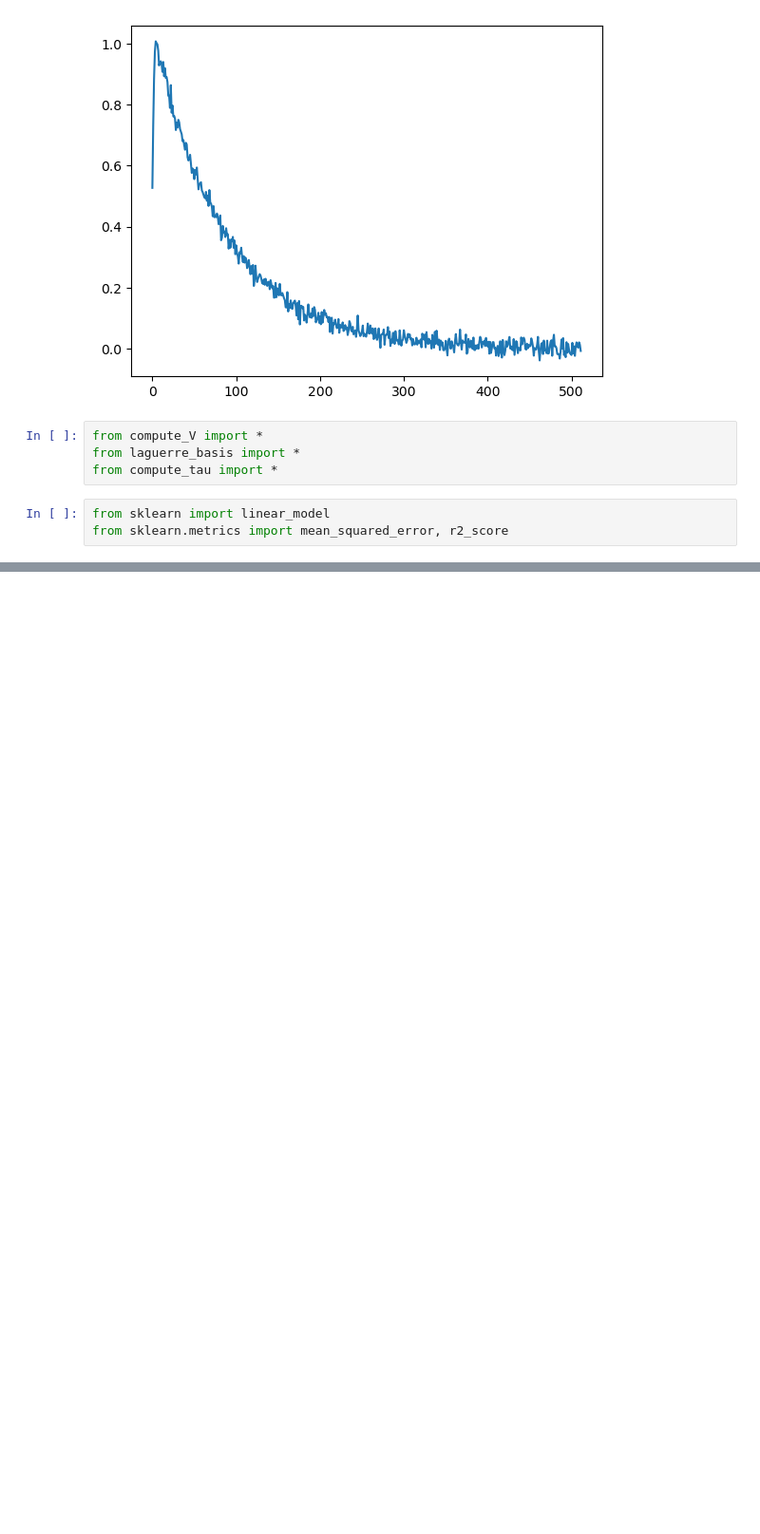
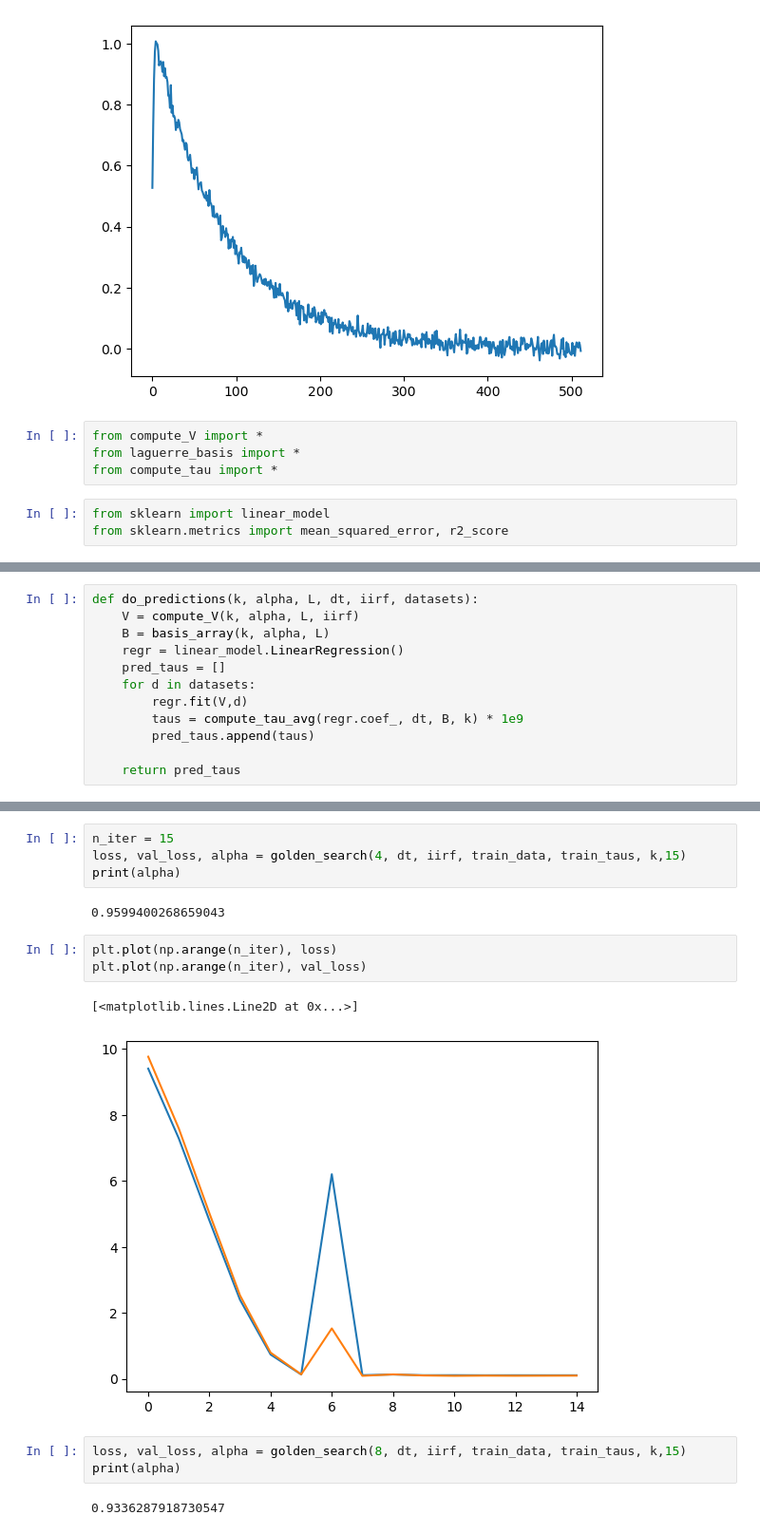
Before and after one commit to saragracebiddle/bioe485_project, a Jupyter notebook: workbook.ipynb, the cells around one changed output, grey strips where cells are left out. Shown at 95% size. Drawn from its saved outputs; the diff is of its cells as text; blank space fills up the shorter version.

```diff
--- a/workbook.ipynb
+++ b/workbook.ipynb
@@ -63,0 +73,12 @@ from sklearn.metrics import mean_squared_error, r2_score
+# %%
+def do_predictions(k, alpha, L, dt, iirf, datasets):
+    V = compute_V(k, alpha, L, iirf)
+    B = basis_array(k, alpha, L)
+    regr = linear_model.LinearRegression()
+    pred_taus = []
+    for d in datasets:
+        regr.fit(V,d)
+        taus = compute_tau_avg(regr.coef_, dt, B, k) * 1e9
+        pred_taus.append(taus)
+
+    return pred_taus
@@ -63,0 +134,17 @@ from sklearn.metrics import mean_squared_error, r2_score
+# %%
+n_iter = 15
+loss, val_loss, alpha = golden_search(4, dt, iirf, train_data, train_taus, k,15)
+print(alpha)
+# %% [output]
+0.9599400268659043
+# %%
+plt.plot(np.arange(n_iter), loss)
+plt.plot(np.arange(n_iter), val_loss)
+# %% [output]
+[<matplotlib.lines.Line2D at 0x...>]
+[figure, added]
+# %%
+loss, val_loss, alpha = golden_search(8, dt, iirf, train_data, train_taus, k,15)
+print(alpha)
+# %% [output]
+0.9336287918730547
```
Also changed, not shown: parts of 22 cells of this notebook, 1 other file.
